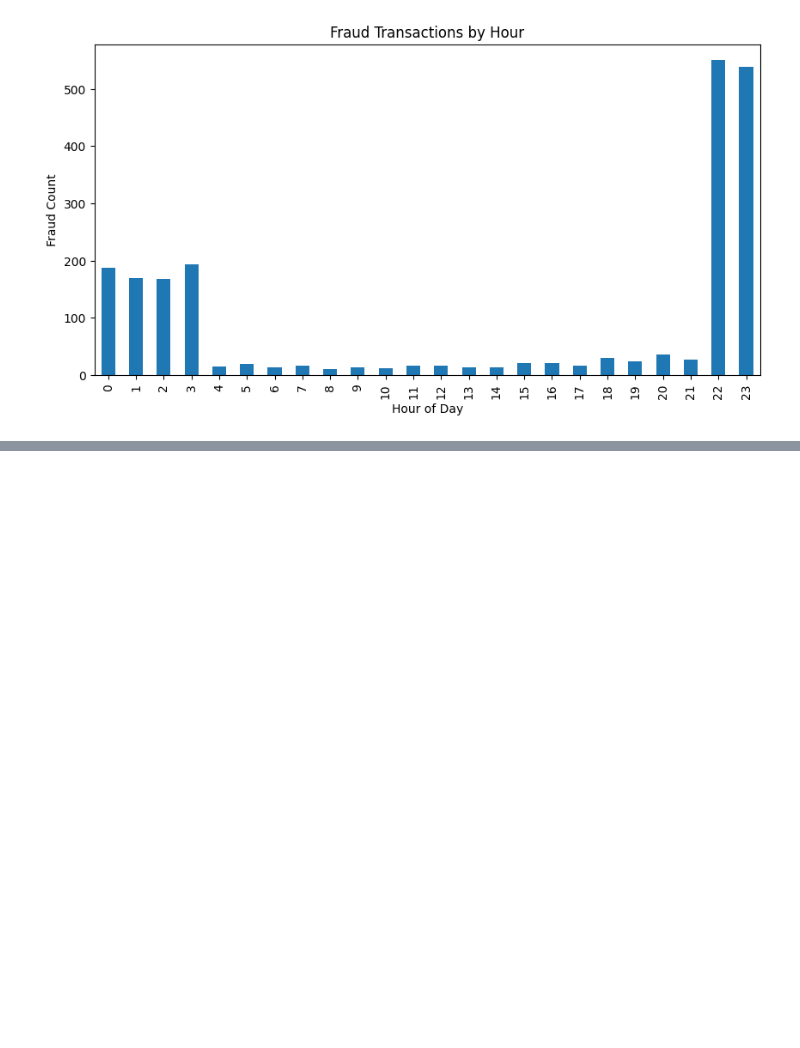
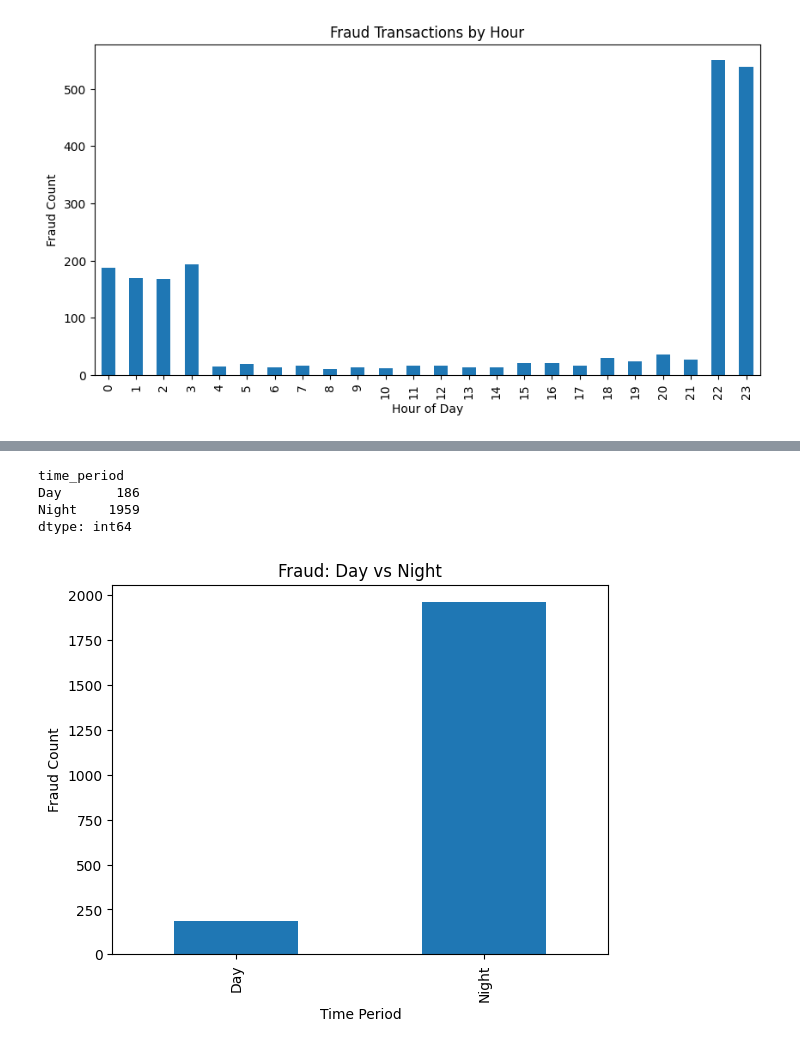
Before and after one commit to zairahussain27/AI-Fraud-Detection-Risk-Intelligence-System, a Jupyter notebook: notebooks/02_data_understanding.ipynb, the cells around one changed output, grey strips where cells are left out. Drawn from its saved outputs; the diff is of its cells as text; code cells hidden in the pictures; blank space fills up the shorter version.

Commit message:
Added peak hour and day vs night fraud analysis with visualizations

```diff
--- a/notebooks/02_data_understanding.ipynb
+++ b/notebooks/02_data_understanding.ipynb
@@ -122,3 +128,19 @@ memory usage: 112.4+ MB
+# %%
+trans_df['time_period'] = trans_df['trans_hour'].apply(lambda x: 'Night' if x>=18 or x<6 else 'Day')
+day_night = trans_df[trans_df['is_fraud']==1].groupby('time_period').size()
+print(day_night)
+
+day_night.plot(kind='bar')
+plt.title("Fraud: Day vs Night")
+plt.xlabel("Time Period")
+plt.ylabel("Fraud Count")
+plt.show()
+# %% [output]
+time_period
+Day       186
+Night    1959
+dtype: int64
+[figure, added]
 # %%
 #VERY SMALL BUT FREQUENT AMOUNTS
 
```
Also changed, not shown: parts of 2 cells of this notebook.
